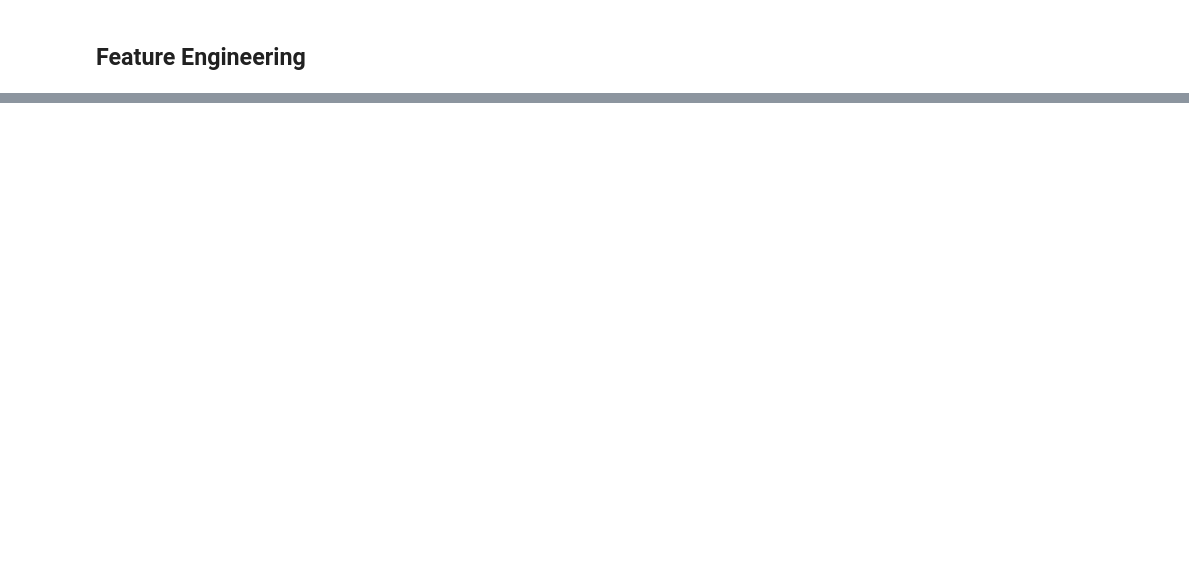
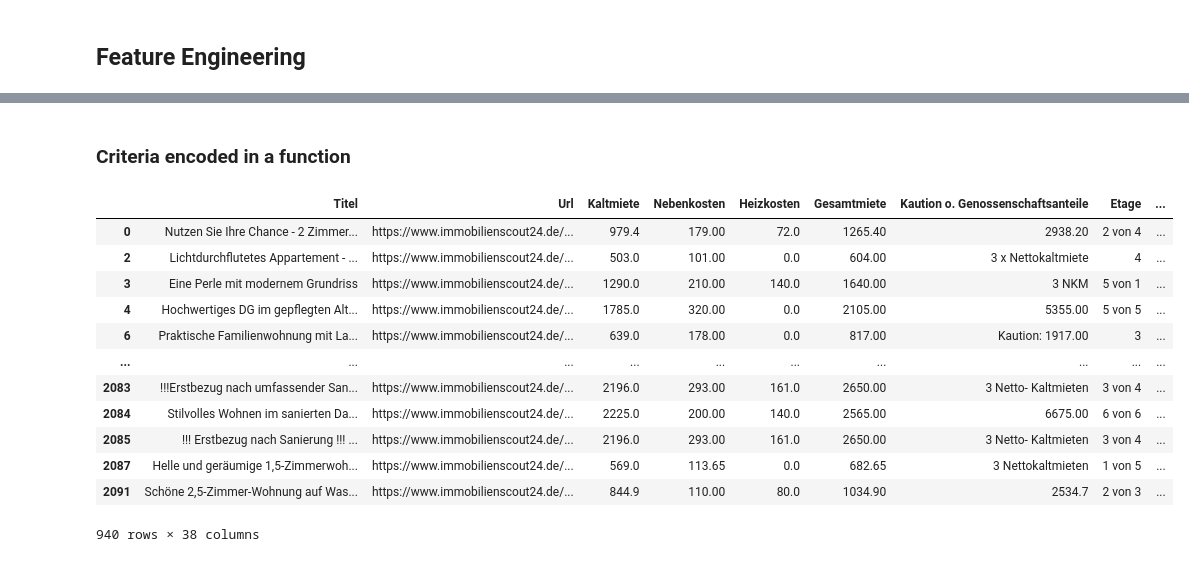
Before and after one commit to feliche93/berlin_rental_prices, a Jupyter notebook: berlin_rental_prices/berlin_rental_prices/data_analysis.ipynb, the cells around one changed output, grey strips where cells are left out. Drawn from its saved outputs; the diff is of its cells as text; code cells hidden in the pictures; blank space fills up the shorter version.

```diff
--- a/berlin_rental_prices/berlin_rental_prices/data_analysis.ipynb
+++ b/berlin_rental_prices/berlin_rental_prices/data_analysis.ipynb
@@ -17,6 +19,8 @@ data = pd.read_csv('flats_berlin.csv')
 # Data Check
 # %% [markdown]
 ### Check for duplicated rows
+# %%
+pd.set_option('display.max_columns', 500)
 # %%
 data[data.duplicated()]
 # %% [output]
@@ -461,0 +405,3 @@ data
+# %%
+# Optionally saved df to iterate over problems much faster
+data = pd.read_csv('temp_data.csv')
@@ -461,0 +529,2 @@ data
+# %% [markdown]
+### Criteria encoded in a function
@@ -461,0 +563,51 @@ data
+# %%
+def find_location_factor(df):
+    """Takes in a dataframe and calculate a price ceiling for the given flat
+
+    Args:
+    - df: Dataframe
+
+    Returns:
+    - column (float): rental price ceiling for a given set of criteria
+
+    """
+
+    # Location factor of the flat
+    if df['Wohnlage Einstufung'].strip(' *') == 'einfach':
+        location_factor = -0.28
+    elif df['Wohnlage Einstufung'].strip(' *') == 'mittel':
+        location_factor = -0.09
+    elif df['Wohnlage Einstufung'].strip(' *') == 'gut':
+        location_factor = 0.74
+
+    return location_factor
+# %%
+base_price = matching.apply(find_base_price, axis=1)
+location_factor = matching.apply(find_location_factor, axis=1)
+
+
+# Modern equipment factor of the flat
+modern_equipment_factor = 1
+
+# Maximum overpricing
+percent = 0.2
+
+max_price_per_square_meter = (base_price + location_factor + modern_equipment_factor) * (1+percent)
+
+matching['Zulässige Mietobergrenze pro m²'] = max_price_per_square_meter
+# %%
+matching[matching['Kaltmiete pro m²'] > matching['Zulässige Mietobergrenze pro m²']]
+# %% [output]
+|  | Titel | Url | Kaltmiete | Nebenkosten | Heizkosten | Gesamtmiete | Kaution o. Genossenschaftsanteile | Etage | ... |
+| 0 | Nutzen Sie Ihre Chance - 2 Zimmer... | https://www.immobilienscout24.de/... | 979.4 | 179.00 | 72.0 | 1265.40 | 2938.20 | 2 von 4 | ... |
+| 2 | Lichtdurchflutetes Appartement - ... | https://www.immobilienscout24.de/... | 503.0 | 101.00 | 0.0 | 604.00 | 3 x Nettokaltmiete | 4 | ... |
+| 3 | Eine Perle mit modernem Grundriss | https://www.immobilienscout24.de/... | 1290.0 | 210.00 | 140.0 | 1640.00 | 3 NKM | 5 von 1 | ... |
+| 4 | Hochwertiges DG im gepflegten Alt... | https://www.immobilienscout24.de/... | 1785.0 | 320.00 | 0.0 | 2105.00 | 5355.00 | 5 von 5 | ... |
+| 6 | Praktische Familienwohnung mit La... | https://www.immobilienscout24.de/... | 639.0 | 178.00 | 0.0 | 817.00 | Kaution: 1917.00 | 3 | ... |
+| ... | ... | ... | ... | ... | ... | ... | ... | ... | ... |
+| 2083 | !!!Erstbezug nach umfassender San... | https://www.immobilienscout24.de/... | 2196.0 | 293.00 | 161.0 | 2650.00 | 3 Netto- Kaltmieten | 3 von 4 | ... |
+| 2084 | Stilvolles Wohnen im sanierten Da... | https://www.immobilienscout24.de/... | 2225.0 | 200.00 | 140.0 | 2565.00 | 6675.00 | 6 von 6 | ... |
+| 2085 | !!! Erstbezug nach Sanierung !!! ... | https://www.immobilienscout24.de/... | 2196.0 | 293.00 | 161.0 | 2650.00 | 3 Netto- Kaltmieten | 3 von 4 | ... |
+| 2087 | Helle und geräumige 1,5-Zimmerwoh... | https://www.immobilienscout24.de/... | 569.0 | 113.65 | 0.0 | 682.65 | 3 Nettokaltmieten | 1 von 5 | ... |
+| 2091 | Schöne 2,5-Zimmer-Wohnung auf Was... | https://www.immobilienscout24.de/... | 844.9 | 110.00 | 80.0 | 1034.90 | 2534.7 | 2 von 3 | ... |
+940 rows × 38 columns
```
Also changed, not shown: parts of 74 cells of this notebook, 18 other files.
